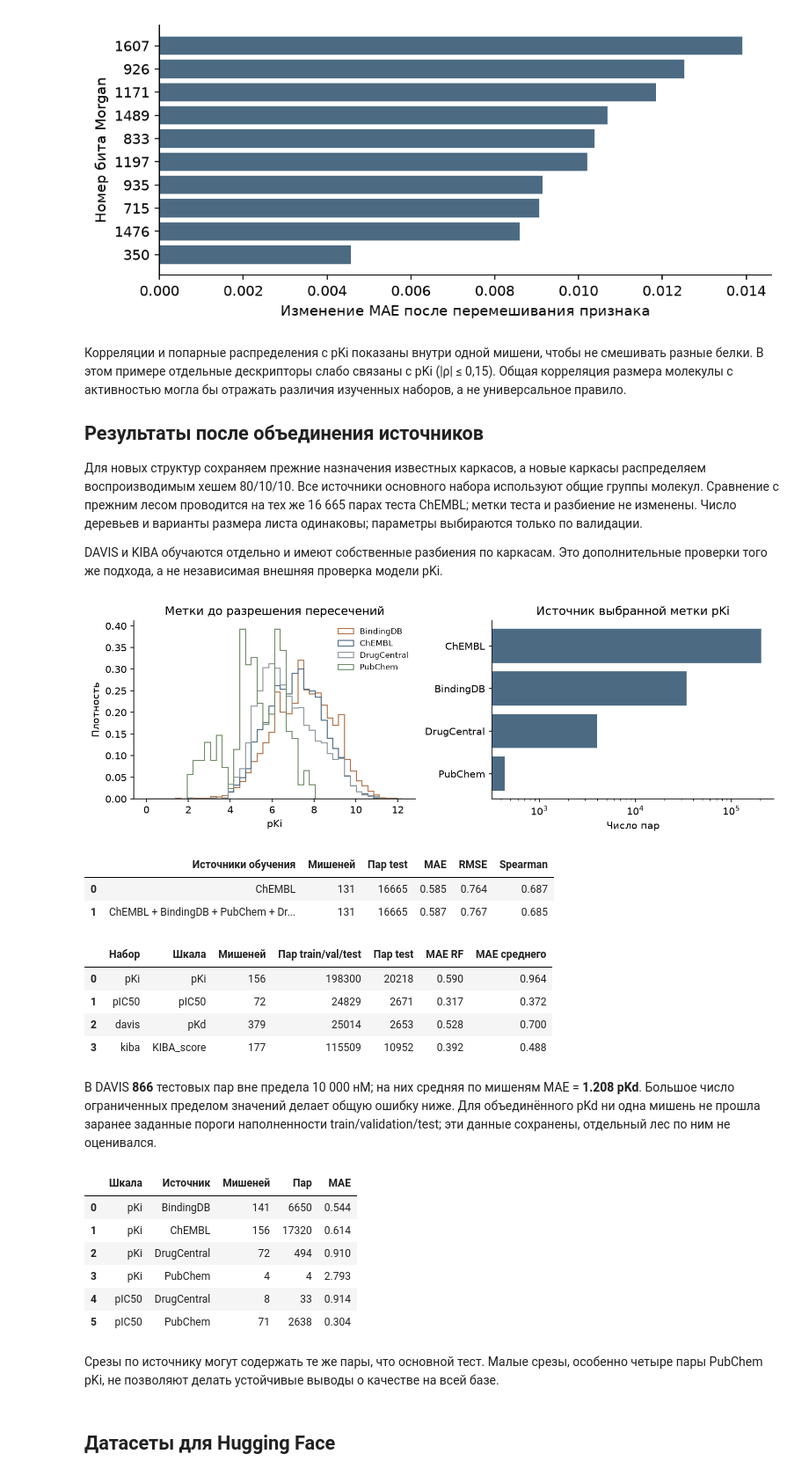
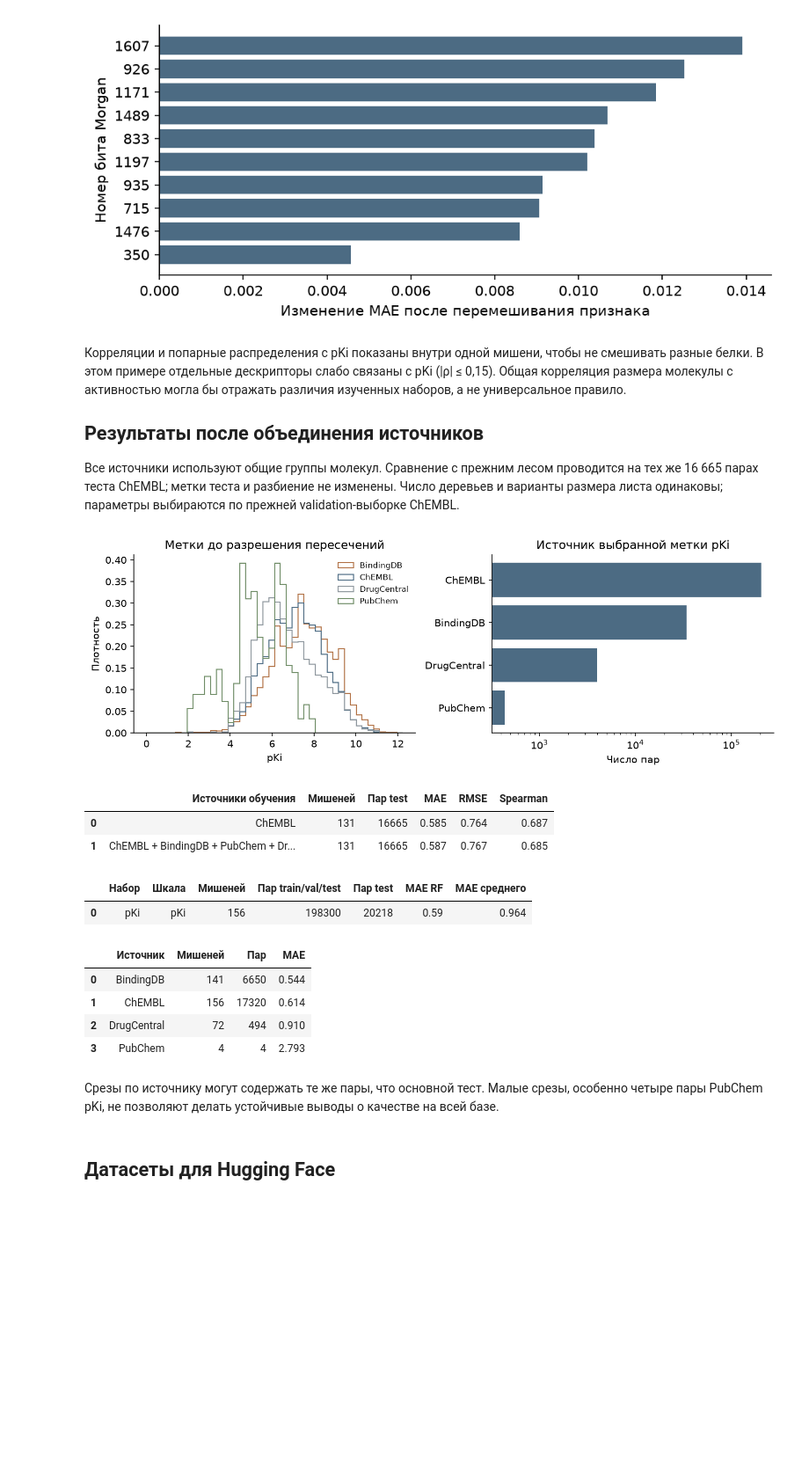
Before and after one commit to TimothyShumilov/Year_project_2026-2027_drug_repurposing, a Jupyter notebook: EDA.ipynb, the cells around one changed output. Shown at 88% size. Drawn from its saved outputs; the diff is of its cells as text; code cells hidden in the pictures; blank space fills up the shorter version.

```diff
--- a/EDA.ipynb
+++ b/EDA.ipynb
@@ -432,53 +436,39 @@ for filename in ['01_affinity_and_targets.png','02_molecule_properties.png','03_
 
 ## Результаты после объединения источников
 
-Для новых структур сохраняем прежние назначения известных каркасов, а новые каркасы распределяем воспроизводимым хешем 80/10/10. Все источники основного набора используют общие группы молекул. Сравнение с прежним лесом проводится на тех же 16 665 парах теста ChEMBL; метки теста и разбиение не изменены. Число деревьев и варианты размера листа одинаковы; параметры выбираются только по валидации.
-
-DAVIS и KIBA обучаются отдельно и имеют собственные разбиения по каркасам. Это дополнительные проверки того же подхода, а не независимая внешняя проверка модели pKi.
+Все источники используют общие группы молекул. Сравнение с прежним лесом проводится на тех же 16 665 парах теста ChEMBL; метки теста и разбиение не изменены. Число деревьев и варианты размера листа одинаковы; параметры выбираются по прежней validation-выборке ChEMBL.
 # %%
 from multisource_figures import generate as generate_source_figure
 display(Image(filename=str(generate_source_figure())))
 display(pd.read_csv(MULTI_RESULTS / 'original_test_comparison.csv').rename(
     columns={'training_sources':'Источники обучения','targets':'Мишеней','test_pairs':'Пар test'}).round(3))
 rows = []
 for result in multi_baseline['datasets']:
-    if not result['eligible_targets']:
+    if result['dataset'] != 'pKi':
         continue
     rf = next(r for r in result['test_results'] if r['part']=='test' and r['model']=='RF')
     mean = next(r for r in result['test_results'] if r['part']=='test' and r['model']=='Mean')
     rows.append({'Набор':result['dataset'],'Шкала':result['endpoint'],'Мишеней':result['eligible_targets'],
                  'Пар train/val/test':result['eligible_pairs'],'Пар test':result['test_pairs'],
                  'MAE RF':rf['MAE'],'MAE среднего':mean['MAE']})
 display(pd.DataFrame(rows).round(3))
-davis_result = next(r for r in multi_baseline['datasets'] if r['dataset']=='davis')
-display(Markdown(f"В DAVIS **{davis_result['uncensored_test_pairs']}** тестовых пар вне предела 10 000 нМ; "
-    f"на них средняя по мишеням MAE = **{davis_result['uncensored_macro_MAE']:.3f} pKd**. "
-    "Большое число ограниченных пределом значений делает общую ошибку ниже. "
-    "Для объединённого pKd ни одна мишень не прошла заранее заданные пороги наполненности "
-    "train/validation/test; эти данные сохранены, отдельный лес по ним не оценивался."))
-display(pd.read_csv(MULTI_RESULTS / 'source_test_slices.csv')[['endpoint','source','targets','pairs','macro_MAE']]
+display(pd.read_csv(MULTI_RESULTS / 'source_test_slices.csv').query("endpoint == 'pKi'")[['source','targets','pairs','macro_MAE']]
         .rename(columns={'endpoint':'Шкала','source':'Источник','targets':'Мишеней','pairs':'Пар','macro_MAE':'MAE'}).round(3))
 display(Markdown('Срезы по источнику могут содержать те же пары, что основной тест. '
     'Малые срезы, особенно четыре пары PubChem pKi, не позволяют делать устойчивые выводы о качестве на всей базе.'))
 # %% [output]
 [figure]
 |  | Источники обучения | Мишеней | Пар test | MAE | RMSE | Spearman |
 | 0 | ChEMBL | 131 | 16665 | 0.585 | 0.764 | 0.687 |
 | 1 | ChEMBL + BindingDB + PubChem + Dr... | 131 | 16665 | 0.587 | 0.767 | 0.685 |
 |  | Набор | Шкала | Мишеней | Пар train/val/test | Пар test | MAE RF | MAE среднего |
-| 0 | pKi | pKi | 156 | 198300 | 20218 | 0.590 | 0.964 |
-| 1 | pIC50 | pIC50 | 72 | 24829 | 2671 | 0.317 | 0.372 |
-| 2 | davis | pKd | 379 | 25014 | 2653 | 0.528 | 0.700 |
-| 3 | kiba | KIBA_score | 177 | 115509 | 10952 | 0.392 | 0.488 |
+| 0 | pKi | pKi | 156 | 198300 | 20218 | 0.59 | 0.964 |
+|  | Источник | Мишеней | Пар | MAE |
+| 0 | BindingDB | 141 | 6650 | 0.544 |
+| 1 | ChEMBL | 156 | 17320 | 0.614 |
+| 2 | DrugCentral | 72 | 494 | 0.910 |
+| 3 | PubChem | 4 | 4 | 2.793 |
-В DAVIS **866** тестовых пар вне предела 10 000 нМ; на них средняя по мишеням MAE = **1.208 pKd**. Большое число ограниченных пределом значений делает общую ошибку ниже. Для объединённого pKd ни одна мишень не прошла заранее заданные пороги наполненности train/validation/test; эти данные сохранены, отдельный лес по ним не оценивался.
+Срезы по источнику могут содержать те же пары, что основной тест. Малые срезы, особенно четыре пары PubChem pKi, не позволяют делать устойчивые выводы о качестве на всей базе.
-|  | Шкала | Источник | Мишеней | Пар | MAE |
-| 0 | pKi | BindingDB | 141 | 6650 | 0.544 |
-| 1 | pKi | ChEMBL | 156 | 17320 | 0.614 |
-| 2 | pKi | DrugCentral | 72 | 494 | 0.910 |
-| 3 | pKi | PubChem | 4 | 4 | 2.793 |
-| 4 | pIC50 | DrugCentral | 8 | 33 | 0.914 |
-| 5 | pIC50 | PubChem | 71 | 2638 | 0.304 |
-Срезы по источнику могут содержать те же пары, что основной тест. Малые срезы, особенно четыре пары PubChem pKi, не позволяют делать устойчивые выводы о качестве на всей базе.
 # %% [markdown]
 ## Датасеты для Hugging Face
 # %%
```
Also changed, not shown: parts of 5 cells of this notebook, 25 other files.
